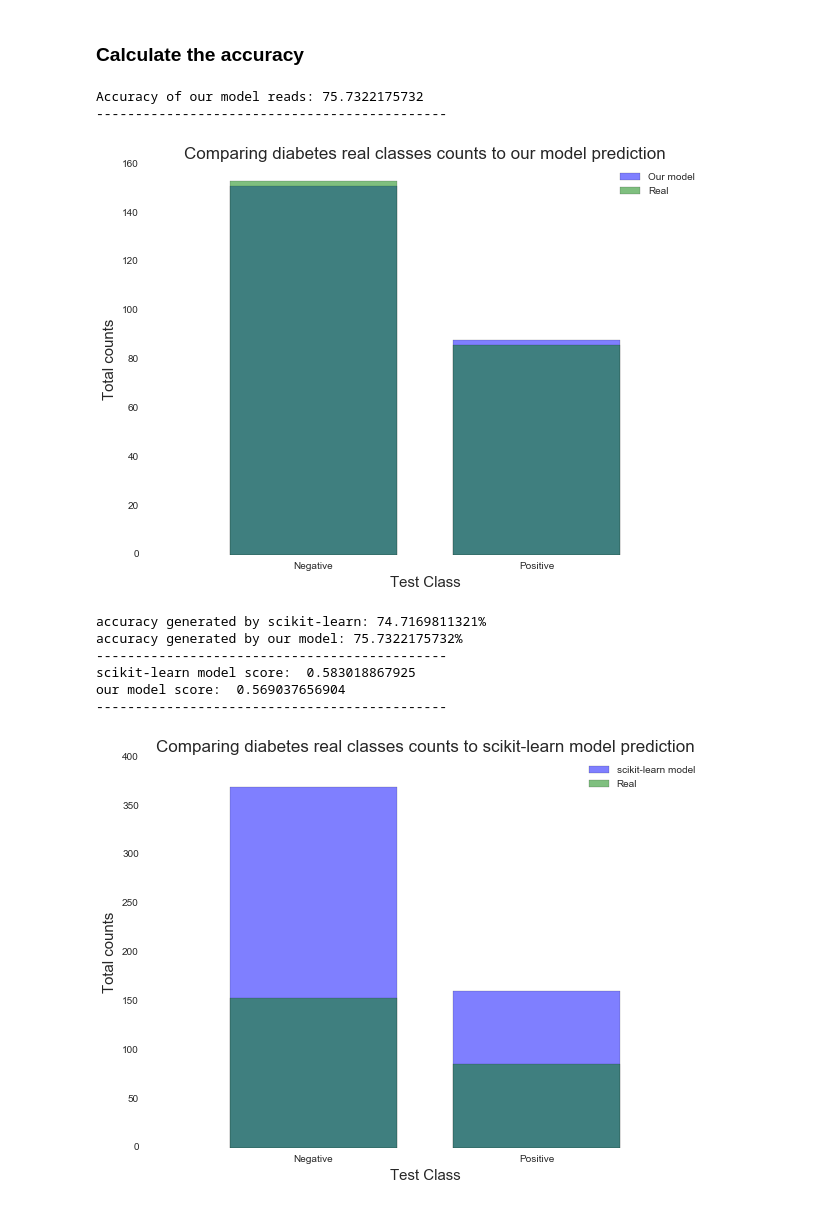
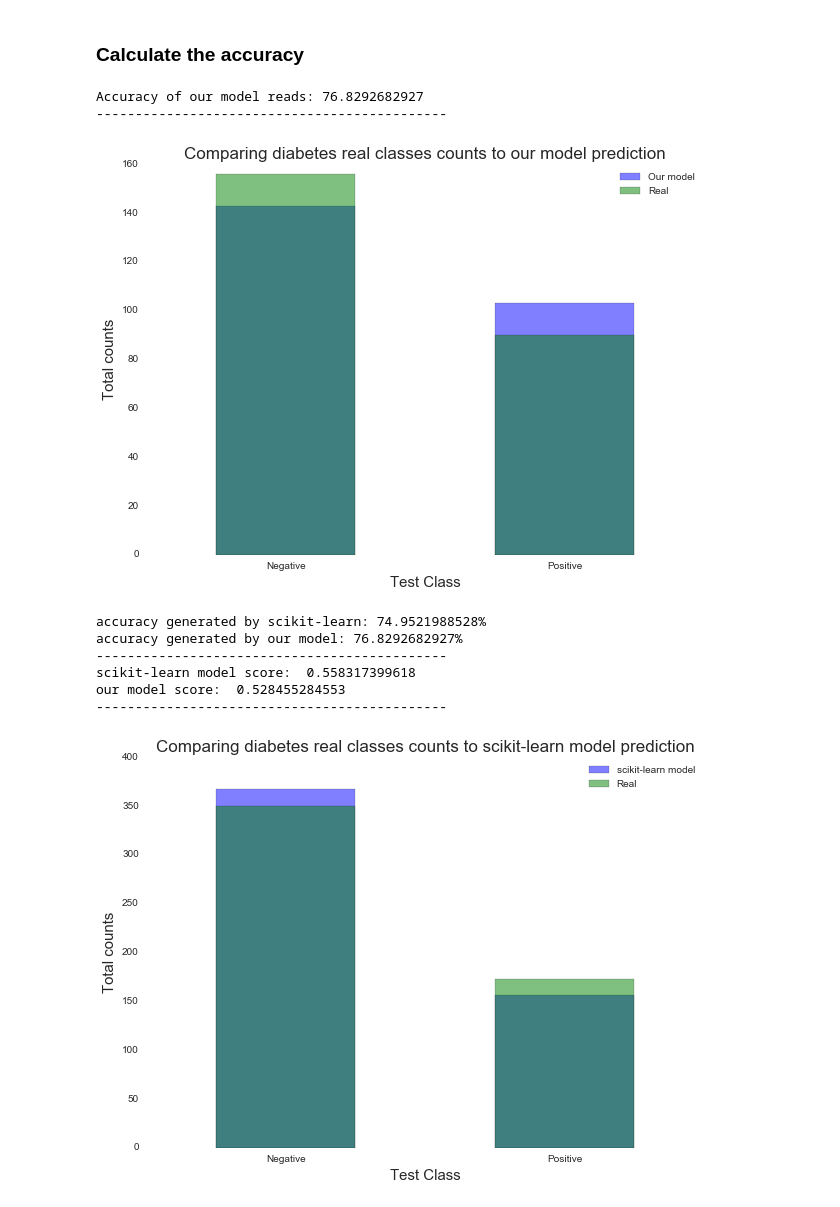
Before and after one commit to atbraoy/data_mining, a Jupyter notebook: machine_learning/Naive_Bayes_from_scratch/machine_learning.ipynb, the cells around one changed output. Cells and saved outputs as stored; diff of their text form; code cells hidden in the pictures.

```diff
--- a/machine_learning/Naive_Bayes_from_scratch/machine_learning.ipynb
+++ b/machine_learning/Naive_Bayes_from_scratch/machine_learning.ipynb
@@ -65,9 +67,9 @@ def split_data(dataset, split_ratio):
     return [train_set, data]
 
 # and let's test it to see if it can shuffle randomly
-split_ratio = 0.69
+split_ratio = 0.68
 train_set, test_set = split_data(dataset, split_ratio)
 print 'Training set size is {0} while test set size is {1}. Split ratio {2}%'.format(len(train_set),
                                                                                      len(test_set),
-                                                                                    split_ration*100)
+                                                                                    split_ratio*100)
 # %% [output]
@@ -148,8 +150,6 @@ def summary_data(dataset):
     return summary
 
 # Test it:
-split_ratio = 0.69
-train_set, test_set = split_data(dataset, split_ratio)
 summary = summary_data(train_set)
 print('Attribute summaries: {0}').format(summary)
 # %% [output]
@@ -278,17 +283,18 @@ Predictions (real data): [1.0, 1.0, 1.0, 0.0, 1.0, 0.0, 0.0, 1.0, 1.0, 1.0]
 %matplotlib inline
 def accuracy(test_set, predictions):
     correct = 0
-    for x in range(len(testSet)):
+    for x in range(len(test_set)):
         if test_set[x][-1] == predictions[x]:
             correct += 1
     accurate = (correct/float(len(test_set))) * 100.0
 
     return accurate
 
-train_set, test_set = split_data(dataset, 0.69)
-training = sort_data(train_set)
+#train_set, test_set = split_data(dataset, 0.69)
+#print test_set[:10]
+#training = sort_data(train_set)
 
-predictions = predict(training, test_set)
+predictions = predict(sorted_data, test_set)
 accuracy = accuracy(test_set, predictions)
 print('Accuracy of our model reads: {0}').format(accuracy)
 print '-'*45
@@ -301,7 +307,8 @@ t_samples = Series(t_sample[:len(predictions)])
 t_counts = t_samples.value_counts()
 
 f, ax = plt.subplots(1, figsize=(10,7))
-bar_width = 0.75
+bar_width = 0.5
+ind = range(len(p_counts))
 tick_pos = [i+(bar_width/2) for i in ind]
 
 ax.bar(ind, p_counts, width=bar_width, label='Our model', alpha=0.5, color='blue')
@@ -319,16 +326,17 @@ plt.title('Comparing diabetes real classes counts to our model prediction', font
 plt.xlim([min(tick_pos)-bar_width, max(tick_pos)+bar_width])
 plt.show()
 # %% [output]
-Accuracy of our model reads: 75.7322175732
+Accuracy of our model reads: 76.8292682927
 ---------------------------------------------
-[figure, old version]
+[figure, new version]
 # %%
 from sklearn.cross_validation import train_test_split
 from sklearn.naive_bayes import GaussianNB
+from sklearn.metrics import accuracy_score
 
 features = [item[:-1] for item in dataset]
 target = [item[-1] for item in dataset]
-features_train, features_test, target_train, target_test = train_test_split(features, target, test_size = 0.69, random_state = 10)
+features_train, features_test, target_train, target_test = train_test_split(features, target, test_size = 0.68, random_state = 10)
 
 #print len(features_train), len(features_test), len(target_train), len(target_test)
 
@@ -343,9 +351,6 @@ print 'accuracy generated by scikit-learn: {}%'.format(sci_accuracy * 100)
 # accuracy = accuracy(test_set, predictions)
 print('accuracy generated by our model: {0}%').format(accuracy)
 
-
-
-from sklearn.metrics import accuracy_score
 real = []
 for i in test_set:
     for j in range(len(i)):
@@ -354,38 +359,41 @@ for i in test_set:
 print '-'*45
 print 'scikit-learn model score: ', accuracy_score(real[:len(target_pred)], target_pred)
 print 'our model score: ', accuracy_score(real[:len(predictions)], predictions)
 print '-'*45
 
 #------------------------ Plotting:
 p_samples = Series(target_pred)
 p_counts = p_samples.value_counts()
-t_sample = [item[-1] for item in test_set]
-t_samples = Series(t_sample[:len(target_pred)])
+#t_sample = [item[-1] for item in target]
+t_samples = Series(target[-len(target_pred):])
 t_counts = t_samples.value_counts()
 
+# print len(p_samples), len(target[-len(target_pred):])
+# print target
+
 f, ax = plt.subplots(1, figsize=(10,7))
-bar_width = 0.75
+bar_width = 0.5
 tick_pos = [i+(bar_width/2) for i in ind]
 
 ax.bar(ind, p_counts, width=bar_width, label='scikit-learn model', alpha=0.5, color='blue')
 ax.bar(ind, t_counts, width=bar_width, label='Real', alpha=0.5, color='green')
 
 # Set the label and legends
 ax.set_ylabel("Total counts", fontsize=15)
 ax.set_xlabel("Test Class", fontsize=15)
 ax.set_axis_bgcolor('white')
 
 plt.legend(loc='upper right')
 plt.xticks(tick_pos, ['Negative', 'Positive'])
 plt.title('Comparing diabetes real classes counts to scikit-learn model prediction', fontsize=17)
 # Set a buffer around the edge
 plt.xlim([min(tick_pos)-bar_width, max(tick_pos)+bar_width])
 plt.show()
 # %% [output]
-accuracy generated by scikit-learn: 74.7169811321%
-accuracy generated by our model: 75.7322175732%
+accuracy generated by scikit-learn: 74.9521988528%
+accuracy generated by our model: 76.8292682927%
 ---------------------------------------------
-scikit-learn model score:  0.583018867925
-our model score:  0.569037656904
+scikit-learn model score:  0.558317399618
+our model score:  0.528455284553
 ---------------------------------------------
-[figure, old version]
+[figure, new version]
```
Also changed, not shown: parts of 8 cells of this notebook.
